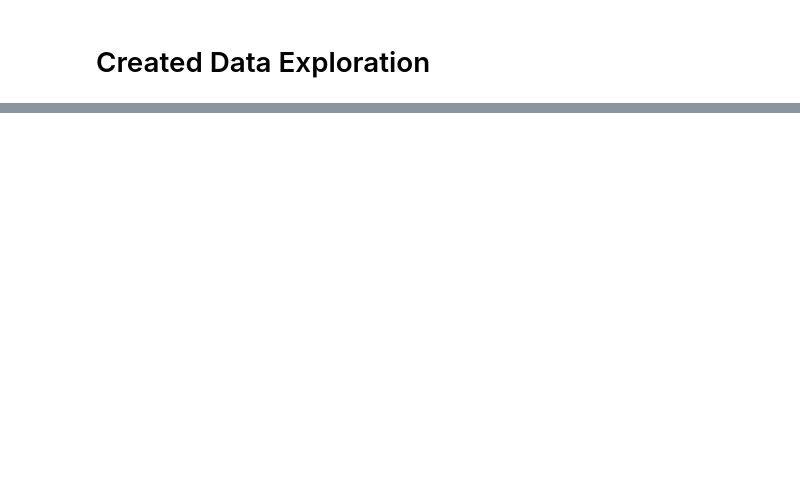
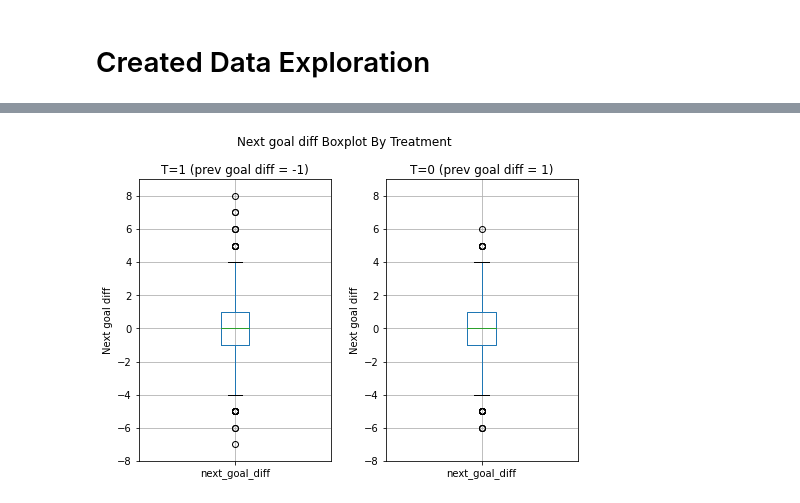
Before and after one commit to eitanbentora/Causal_Inference_in_Soccer, a Jupyter notebook: EDA.ipynb, the cells around one changed output, grey strips where cells are left out. Saved outputs shown, nothing was run; the diff lists cells and outputs as text; code cells hidden in the pictures; blank space fills up the shorter version.

```diff
--- a/EDA.ipynb
+++ b/EDA.ipynb
@@ -54,0 +56,16 @@ plt.savefig('hist_bets.png')
+# %%
+fig, axs = plt.subplots(1, 2, figsize=(7, 5))
+fig.suptitle('Next goal diff Boxplot By Treatment')
+ax1 = axs[0]
+ax1.set_ylim(-8, 9)
+ax1.set_title('T=1 (prev goal diff = -1)')
+ax1.set_ylabel('Next goal diff')
+ax2 = axs[1]
+ax2.set_ylim(-8, 9)
+ax2.set_title('T=0 (prev goal diff = 1)')
+ax2.set_ylabel('Next goal diff')
+fig.tight_layout()
+df[df['prev_goal_diff'] == -1][['next_goal_diff']].boxplot(ax=axs[0])
+df[df['prev_goal_diff'] == 1][['next_goal_diff']].boxplot(ax=axs[1]);
+# %% [output]
+[figure, added]
```
Also changed, not shown: parts of 17 cells of this notebook, 3 other files.
